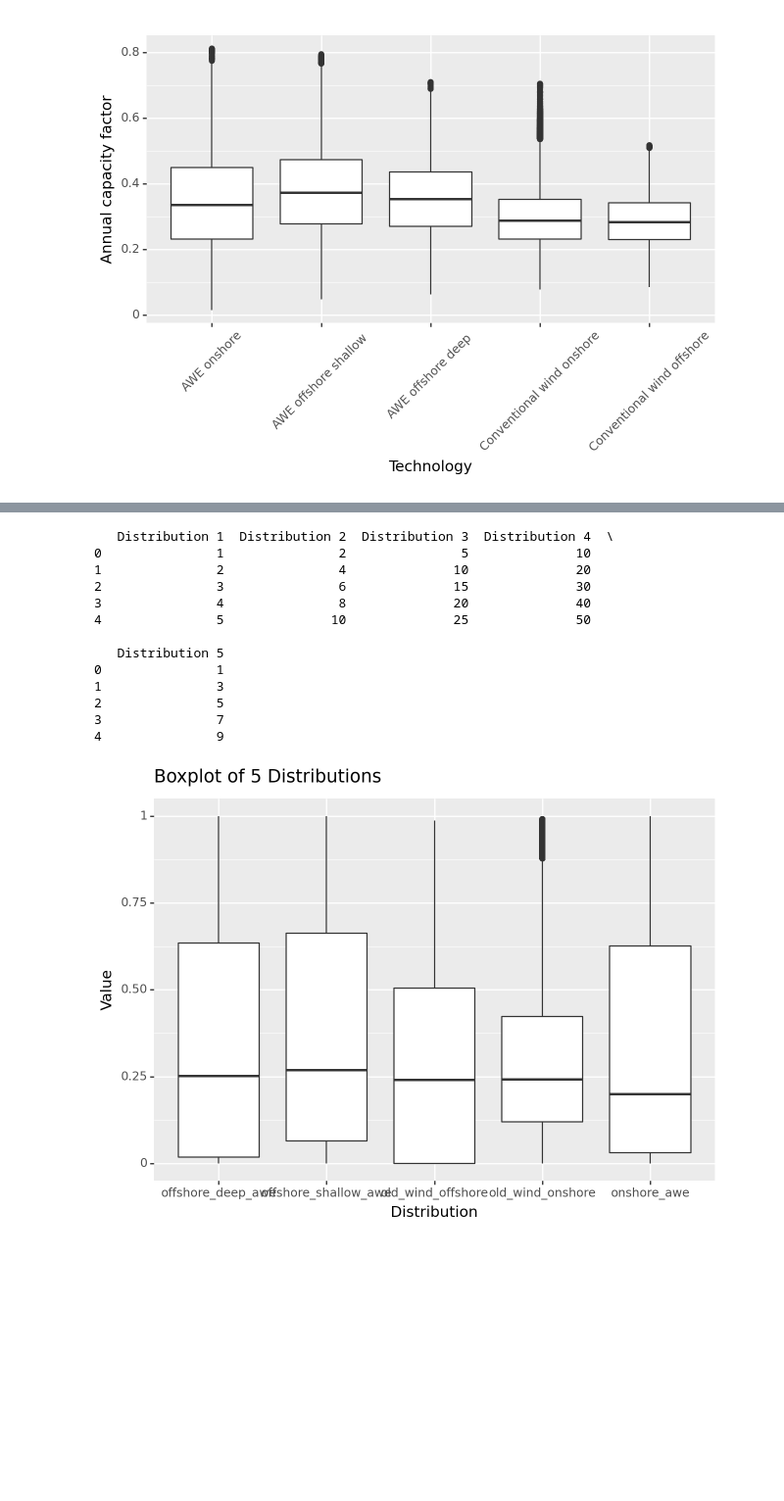
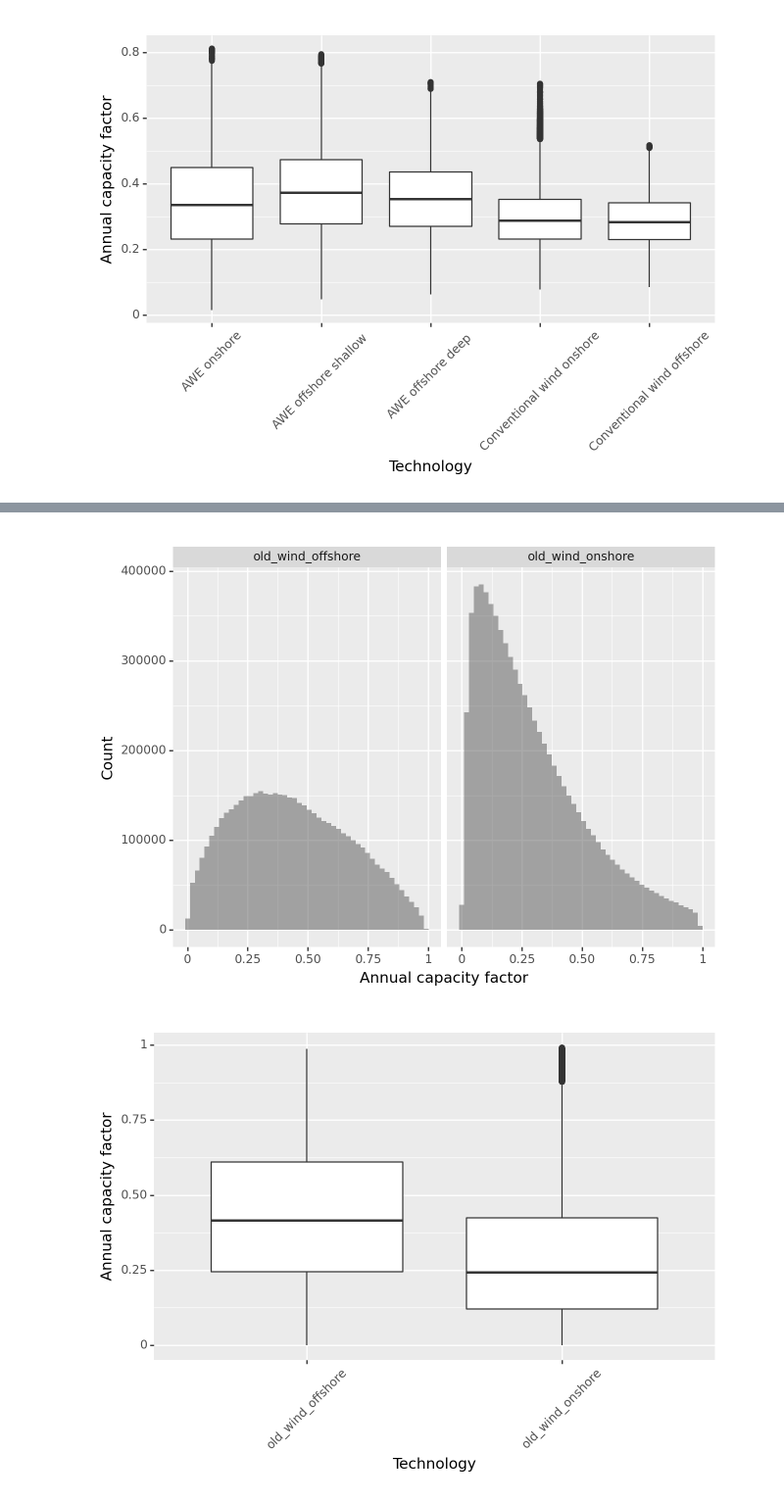
Before and after one commit to jnnr/jw4a-d2.1, a Jupyter notebook: notebooks/boxplots.ipynb, the cells around one changed output, grey strips where cells are left out. Shown at 98% size. Cells and saved outputs as stored; diff of their text form; code cells hidden in the pictures; blank space fills up the shorter version.

```diff
--- a/notebooks/boxplots.ipynb
+++ b/notebooks/boxplots.ipynb
@@ -63,0 +102,3 @@ print(boxplot)
+# %%
+old = ["old_wind_onshore", "old_wind_offshore"]
+df = pd.concat([cf.to_dataframe() for name, cf in capacity_factors.items() if name in old], axis=1)
@@ -63,0 +120,4 @@ print(boxplot)
+# %%
+df = df.reset_index()
+df = df.melt(id_vars=["time", "id"])
+df
@@ -63,0 +184,5 @@ print(boxplot)
+# %%
+df_pivot = pd.pivot_table(df, index="time", columns=["variable", "id"], values="value")
+
+small = (df_pivot < 0.03).sum(axis=0) / (df_pivot < 1).sum(axis=0)
+df_filtered = df_pivot.drop(columns=small.loc[small > 0.90].index)
@@ -64,28 +207,23 @@ print(boxplot)
+# %%
+df_no_small = pd.melt(df_filtered)
+histogram = (
+    pn.ggplot(df_no_small, pn.aes(x='value', group='variable'))
+    + pn.facet_wrap("variable", nrow=4, ncol=8)
+    + pn.geom_histogram(alpha=0.5, bins=50)
+    + pn.labs(x='Annual capacity factor', y='Count')
+    + pn.theme(legend_position='top')
+)
+print(histogram)
+# %% [output]
+[figure, added]
 # %%
-# Step 1: Import modules
-from plotnine import *
 
-# Step 3: Create boxplot
 boxplot = (
-    ggplot(ds_cf.melt(), aes(x='variable', y='value'))
-    + geom_boxplot()
-    + labs(title='Boxplot of capacity factors', x='Technology', y='Capacity factor')
+    pn.ggplot(df_no_small, pn.aes(x='variable', y='value'))
+    + pn.geom_boxplot()
+    + pn.labs(x='Technology', y='Annual capacity factor')
     + pn.theme(axis_text_x=pn.element_text(angle=45))
 )
-
 print(boxplot)
 # %% [output]
-   Distribution 1  Distribution 2  Distribution 3  Distribution 4  \
-0               1               2               5              10
-1               2               4              10              20
-2               3               6              15              30
-3               4               8              20              40
-4               5              10              25              50
-
-   Distribution 5
-0               1
-1               3
-2               5
-3               7
-4               9
-[figure, old version]
+[figure, new version]
```
Also changed, not shown: parts of 20 cells of this notebook.
